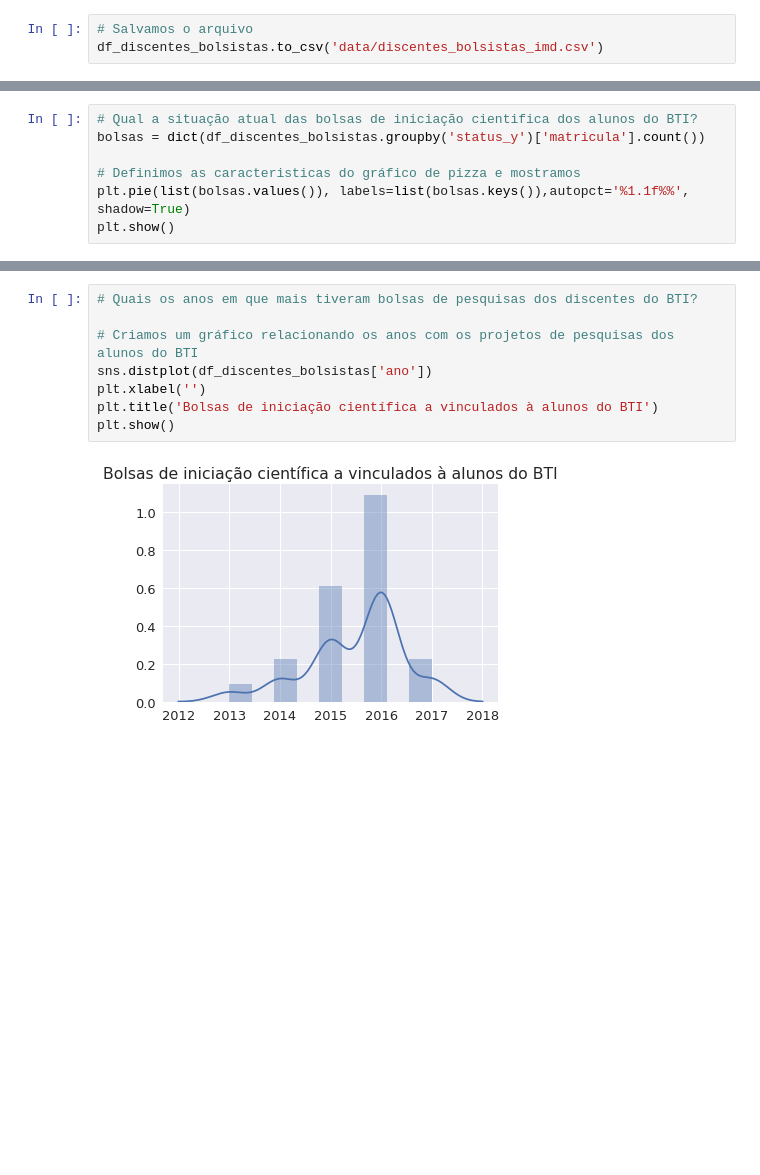
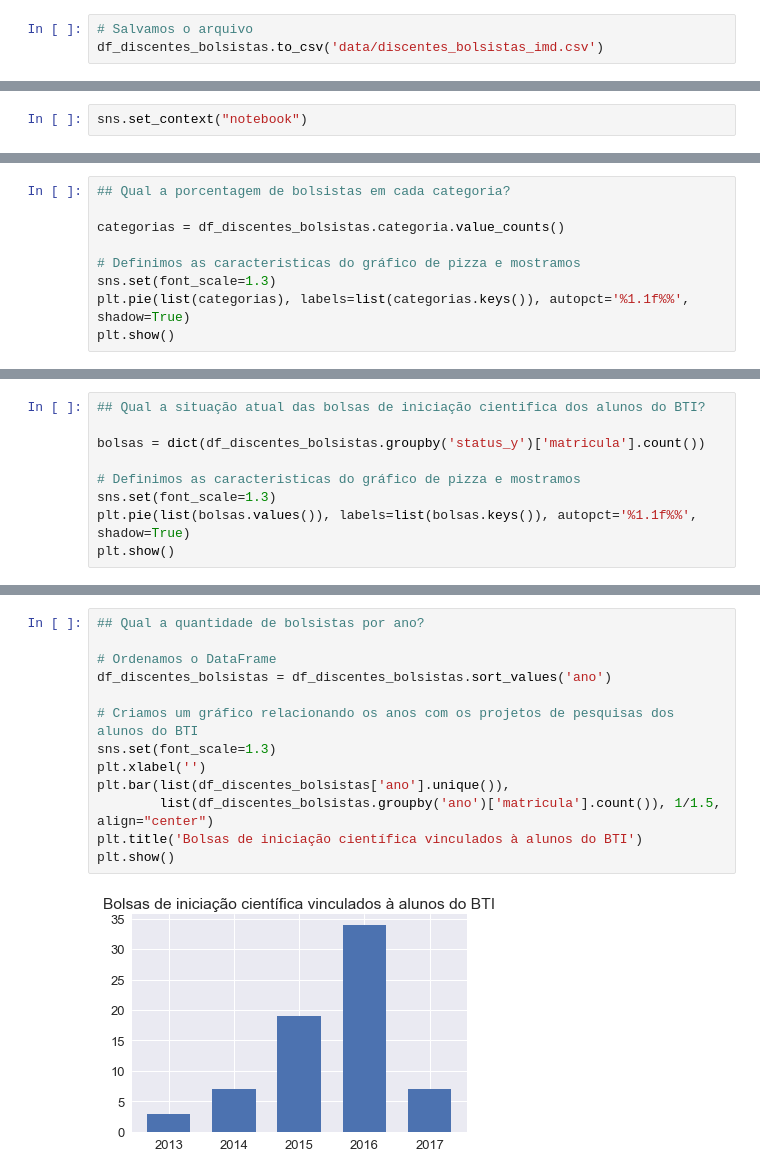
Before and after one commit to alvarofpp/imd0033-imd-pesquisa, a Jupyter notebook: IMD Pesquisa.ipynb, the cells around one changed output, grey strips where cells are left out. Saved outputs shown, nothing was run; the diff lists cells and outputs as text; blank space fills up the shorter version.

```diff
--- a/IMD Pesquisa.ipynb
+++ b/IMD Pesquisa.ipynb
@@ -197 +213,3 @@ df_discentes_bolsistas.to_csv('data/discentes_bolsistas_imd.csv')
+# %%
+sns.set_context("notebook")
 # %% [markdown]
@@ -230,0 +236,9 @@ Name: categoria, dtype: int64
+# %%
+## Qual a porcentagem de bolsistas em cada categoria?
+
+categorias = df_discentes_bolsistas.categoria.value_counts()
+
+# Definimos as caracteristicas do gráfico de pizza e mostramos
+sns.set(font_scale=1.3)
+plt.pie(list(categorias), labels=list(categorias.keys()), autopct='%1.1f%%', shadow=True)
+plt.show()
@@ -231,8 +247,10 @@ Name: categoria, dtype: int64
 # %%
-# Qual a situação atual das bolsas de iniciação cientifica dos alunos do BTI?
+## Qual a situação atual das bolsas de iniciação cientifica dos alunos do BTI?
+
 bolsas = dict(df_discentes_bolsistas.groupby('status_y')['matricula'].count())
 
 # Definimos as caracteristicas do gráfico de pizza e mostramos
-plt.pie(list(bolsas.values()), labels=list(bolsas.keys()),autopct='%1.1f%%', shadow=True)
+sns.set(font_scale=1.3)
+plt.pie(list(bolsas.values()), labels=list(bolsas.keys()), autopct='%1.1f%%', shadow=True)
 plt.show()
 # %% [output]
@@ -262,13 +258,18 @@ df_discentes_bolsistas[(df_discentes_bolsistas.status_x == 'ATIVO') & (df_discen
 # %%
-# Quais os anos em que mais tiveram bolsas de pesquisas dos discentes do BTI?
+## Qual a quantidade de bolsistas por ano?
+
+# Ordenamos o DataFrame
+df_discentes_bolsistas = df_discentes_bolsistas.sort_values('ano')
 
 # Criamos um gráfico relacionando os anos com os projetos de pesquisas dos alunos do BTI
-sns.distplot(df_discentes_bolsistas['ano'])
+sns.set(font_scale=1.3)
 plt.xlabel('')
-plt.title('Bolsas de iniciação científica a vinculados à alunos do BTI')
+plt.bar(list(df_discentes_bolsistas['ano'].unique()),
+        list(df_discentes_bolsistas.groupby('ano')['matricula'].count()), 1/1.5, align="center")
+plt.title('Bolsas de iniciação científica vinculados à alunos do BTI')
 plt.show()
 # %% [output]
-[figure, old version]
+[figure, new version]
 # %%
 # Quantos grupos de pesquisa existem no IMD e qual a quantidade alunos vinculados?
 
```
Also changed, not shown: parts of 33 cells of this notebook, 2 other files.
